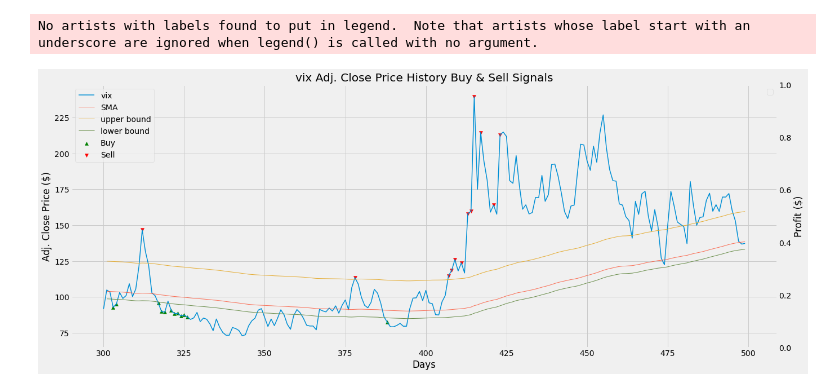
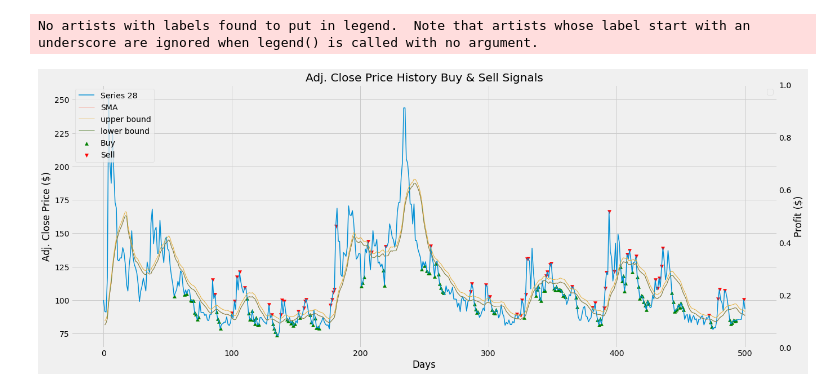
Before and after one commit to oscarwoodi/BHProj2Team1, a Jupyter notebook: Series28_Strategy.ipynb, the cells around one changed output. Saved outputs shown, nothing was run; the diff lists cells and outputs as text; code cells hidden in the pictures.

```diff
--- a/Series28_Strategy.ipynb
+++ b/Series28_Strategy.ipynb
@@ -9,14 +9,14 @@ from openpyxl import load_workbook
 # %%
 # get old price data
 df = pd.read_excel('Time Series Data.xlsx', index_col = 'Day')
-df = df['Series 28'][0:300]
+df = df['Series 28'][0:-500]
 
 # get new price data
 test = pd.read_excel('Test Bed V2.xlsm', usecols='AC', header=1)
 test = test['Series 28']
 
-test = pd.read_excel('Time Series Data.xlsx')
-test = test['Series 28'][300:500]
+#test = pd.read_excel('Time Series Data.xlsx')
+#test = test['Series 28'][-500::]
 # %%
 def tradyboi(data, window_mean=12, upper_bound=0.2, lower_bound=0, cap_bound=0.9,\
              trade_size_sell=100000, trade_size_buy=50000):
@@ -77,11 +77,11 @@ def tradyboi(data, window_mean=12, upper_bound=0.2, lower_bound=0, cap_bound=0.9
 
 # variables
 # =========================================
-window_mean = 150
-upper_bound = 0.8   # number of stdv from mean
-lower_bound = 0.2    # number of stdv below mean
+window_mean = 15
+upper_bound = 0.1   # number of stdv from mean
+lower_bound = 0.0    # number of stdv below mean
 cap_bound = 0.5    # distance above 200 day moving average for buy cap
-trade_size_sell = 50000    # daily trade increment
+trade_size_sell = 100000    # daily trade increment
 trade_size_buy = 50000    # daily trade increment
 # =========================================
 
@@ -117,32 +117,32 @@ workbook.save(filename="Test Bed V2.xlsm")
 # %%
 # Checking plotted to excel correctly
 # visualise test
 
 vix = test
 fig, ax1 = plt.subplots(figsize=(20, 8))
 ax2 = ax1.twinx()
 
 # adding price data
-ax1.plot(test, label='vix', alpha=1, linewidth=1.5)
+ax1.plot(test, label='Series 28', alpha=1, linewidth=1.5)
 ax1.plot((100*df[-window_mean+2::]/float(df[-1:])).append(test).rolling(window=window_mean).mean()[window_mean-2::], label='SMA', alpha=0.8, linewidth=1)
 ax1.plot((100*df[-window_mean+2::]/float(df[-1:])).append(test).rolling(window=window_mean).mean()[window_mean-2::] + upper_bound*df.std()\
          , linewidth=1, label='upper bound')
 ax1.plot((100*df[-window_mean+2::]/float(df[-1:])).append(test).rolling(window=window_mean).mean()[window_mean-2::] - lower_bound*df.std()\
          , linewidth=1, label='lower bound')
 #ax1.plot((100*df[-200+2::]/float(df[-1:])).append(test).rolling(window=200).mean()[200-2::] + cap_bound*df.std()\
 #         , linewidth=1, label='lower bound')
 # plot profit
 # adding indicators
 ax1.scatter(test.index, buy_sell_data[0], label='Buy', marker='^', color='green')
 ax1.scatter(test.index, buy_sell_data[1], label='Sell', marker='v', color='red')
-ax1.set_title('vix Adj. Close Price History Buy & Sell Signals')
+ax1.set_title('Adj. Close Price History Buy & Sell Signals')
 ax1.set_xlabel('Days')
 ax1.set_ylabel('Adj. Close Price ($)')
 ax2.set_ylabel('Profit ($)')
 ax2.grid(False)
 ax1.legend(loc='upper left')
 ax2.legend(loc='upper right')
 plt.show()
 # %% [output]
 No artists with labels found to put in legend.  Note that artists whose label start with an underscore are ignored when legend() is called with no argument.
-[figure, old version]
+[figure, new version]
```
Also changed, not shown: 3 other files.
